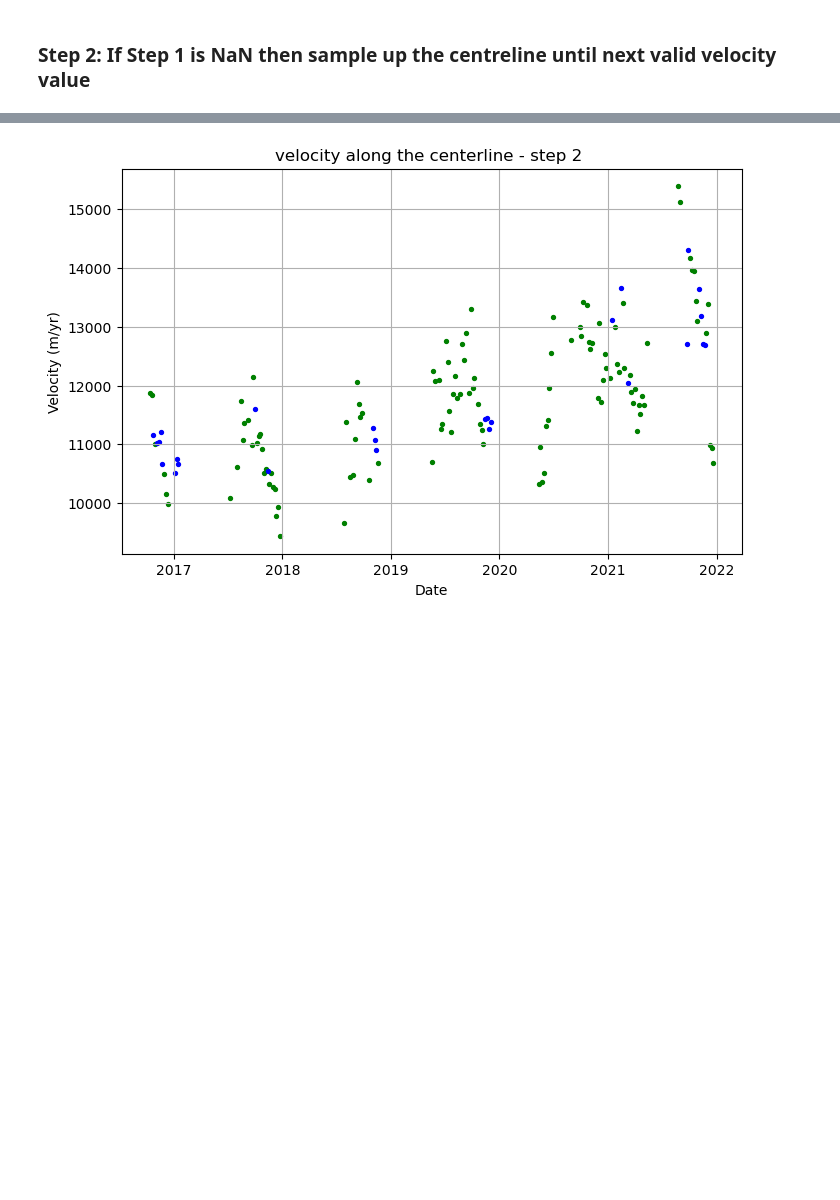
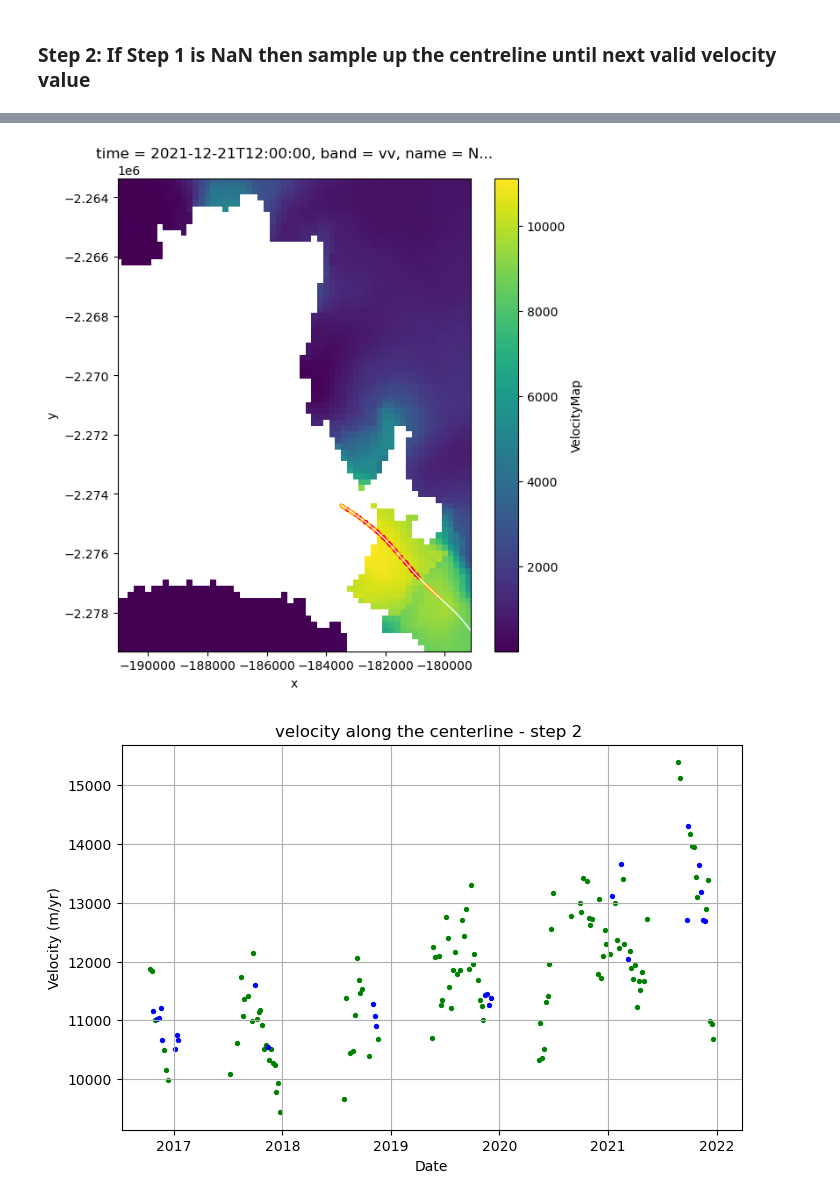
Before and after one commit to sofiasuhinin/Jakobshavn-Isbrae-CalvingStatistics, a Jupyter notebook: calvingseries.ipynb, the cells around one changed output, grey strips where cells are left out. Cells and saved outputs as stored; diff of their text form; code cells hidden in the pictures; blank space fills up the shorter version.

```diff
--- a/calvingseries.ipynb
+++ b/calvingseries.ipynb
@@ -446,3 +449,29 @@ valid_vels
+# %%
+fig, ax = plt.subplots(figsize=(7, 7))
+
+#veloctiy raster
+vel_slice.plot(ax=ax, x="x", y="y", add_colorbar=True)
+
+# intersection points
+terminus.set_geometry("intersect_points").plot(ax=ax, markersize=5, color="orange")
+
+# sampled points along the centreline
+terminus.set_geometry("point_up_centreline").plot(ax=ax, markersize=5, color="red")
+
+#centreline
+centreline_gs.plot(ax=ax, color="white", linewidth=1)
+
+#zoom in order to see insct. better
+xmin, ymin, xmax, ymax = terminus.total_bounds
+
+z00m = 500
+
+ax.set_xlim(xmin - z00m, xmax + z00m)
+ax.set_ylim(ymin - z00m, ymax + z00m)
+
+plt.show()
+# %% [output]
+[figure, added]
 # %%
 #validation plot! combined!
 plt.figure(figsize=(8, 5))
```
Also changed, not shown: parts of 23 cells of this notebook.
